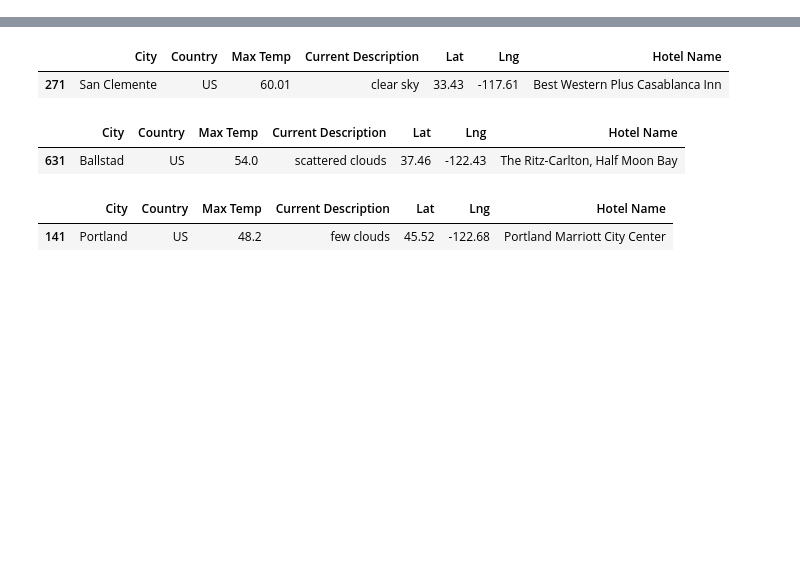
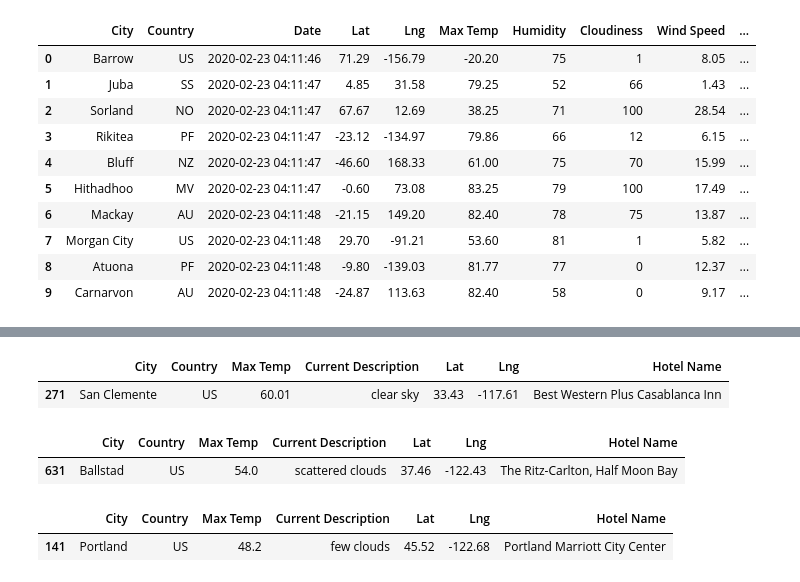
Before and after one commit to estherhk/World_Weather_Analysis, a Jupyter notebook: Vacation_Search.ipynb, the cells around one changed output, grey strips where cells are left out. Drawn from its saved outputs; the diff is of its cells as text; code cells hidden in the pictures; blank space fills up the shorter version.

```diff
--- a/Vacation_Search.ipynb
+++ b/Vacation_Search.ipynb
@@ -36,3 +39,18 @@ weather_data_df.head(10)
+# %%
+weather_data_df
+weather_data_df.head(10)
+# %% [output]
+|  | City | Country | Date | Lat | Lng | Max Temp | Humidity | Cloudiness | Wind Speed | ... |
+| 0 | Barrow | US | 2020-02-23 04:11:46 | 71.29 | -156.79 | -20.20 | 75 | 1 | 8.05 | ... |
+| 1 | Juba | SS | 2020-02-23 04:11:47 | 4.85 | 31.58 | 79.25 | 52 | 66 | 1.43 | ... |
+| 2 | Sorland | NO | 2020-02-23 04:11:47 | 67.67 | 12.69 | 38.25 | 71 | 100 | 28.54 | ... |
+| 3 | Rikitea | PF | 2020-02-23 04:11:47 | -23.12 | -134.97 | 79.86 | 66 | 12 | 6.15 | ... |
+| 4 | Bluff | NZ | 2020-02-23 04:11:47 | -46.60 | 168.33 | 61.00 | 75 | 70 | 15.99 | ... |
+| 5 | Hithadhoo | MV | 2020-02-23 04:11:47 | -0.60 | 73.08 | 83.25 | 79 | 100 | 17.49 | ... |
+| 6 | Mackay | AU | 2020-02-23 04:11:48 | -21.15 | 149.20 | 82.40 | 78 | 75 | 13.87 | ... |
+| 7 | Morgan City | US | 2020-02-23 04:11:48 | 29.70 | -91.21 | 53.60 | 81 | 1 | 5.82 | ... |
+| 8 | Atuona | PF | 2020-02-23 04:11:48 | -9.80 | -139.03 | 81.77 | 77 | 0 | 12.37 | ... |
+| 9 | Carnarvon | AU | 2020-02-23 04:11:48 | -24.87 | 113.63 | 82.40 | 58 | 0 | 9.17 | ... |
 # %%
 # Ask the customer to add a minimum, maximum temperature value.
 # Ask customer if they want rainfall, snow.
```
Also changed, not shown: parts of 9 cells of this notebook, 3 other files.
